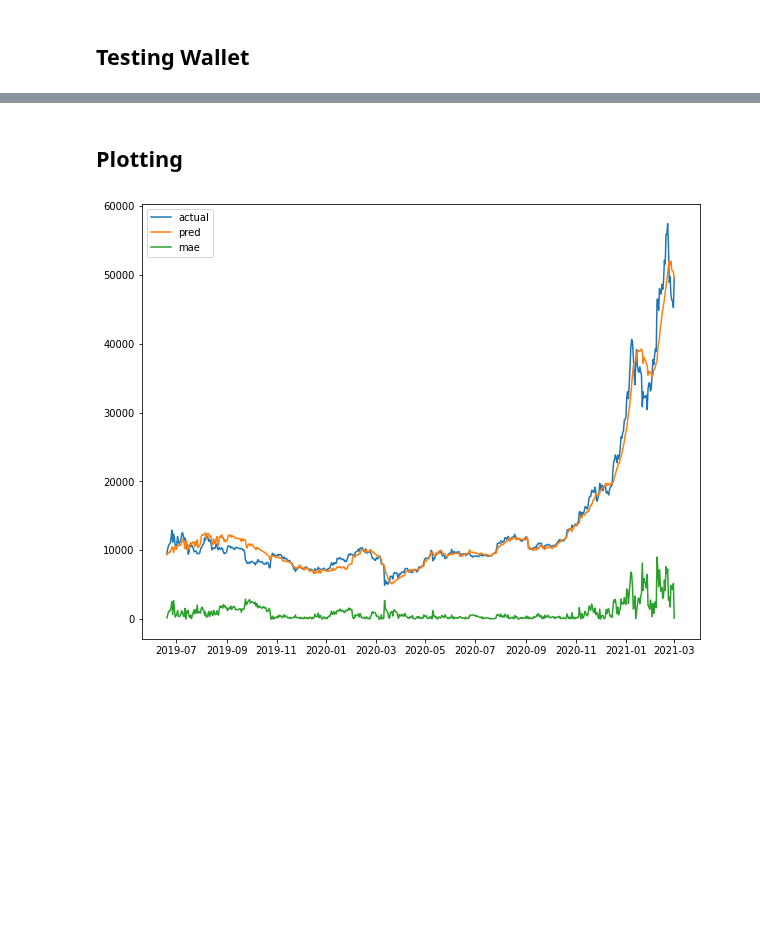
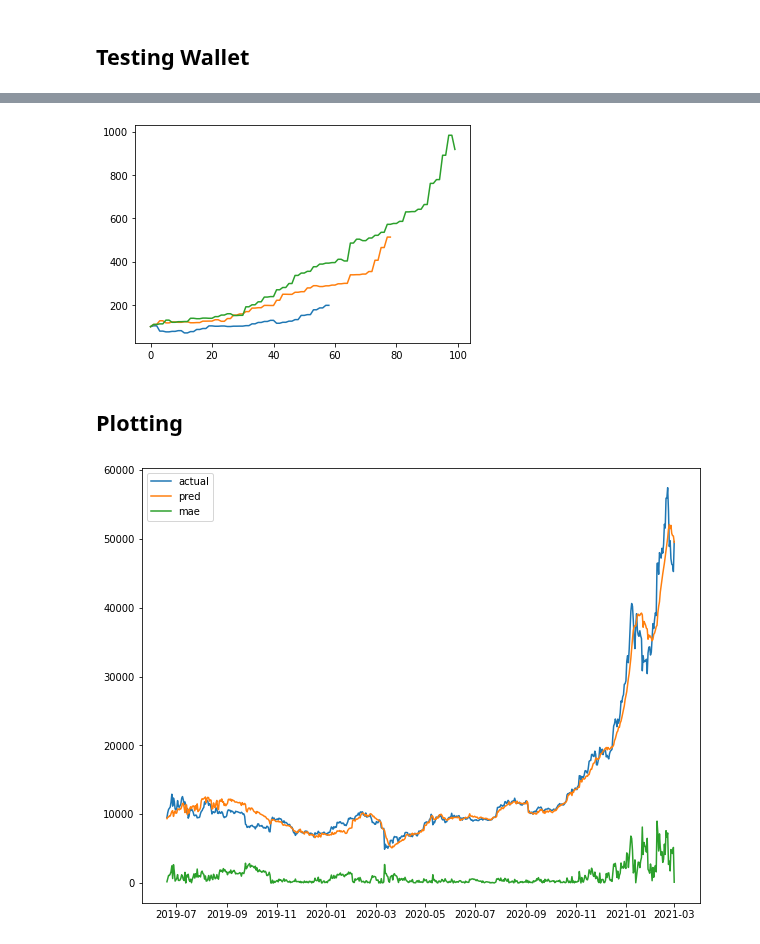
Before and after one commit to Dmunozig/crypto_sentiment, a Jupyter notebook: notebooks/Yassine modelling NB.ipynb, the cells around one changed output, grey strips where cells are left out. Cells and saved outputs as stored; diff of their text form; code cells hidden in the pictures; blank space fills up the shorter version.

```diff
--- a/notebooks/Yassine modelling NB.ipynb
+++ b/notebooks/Yassine modelling NB.ipynb
@@ -423,3 +417,10 @@ plt.show()
+# %%
+plt.plot(wallet(100, comparision, end='2021-01-31')[1])
+plt.plot(wallet(100, comparision_2, end='2021-01-31')[1])
+plt.plot(wallet(100,comparision_3, end='2021-01-31')[1])
+plt.show()
+# %% [output]
+[figure, added]
 # %%
 #comparision_2.to_csv('../data/predictions_fear_greed_score.csv')
 # %%
```
Also changed, not shown: parts of 18 cells of this notebook, 1 other file.
